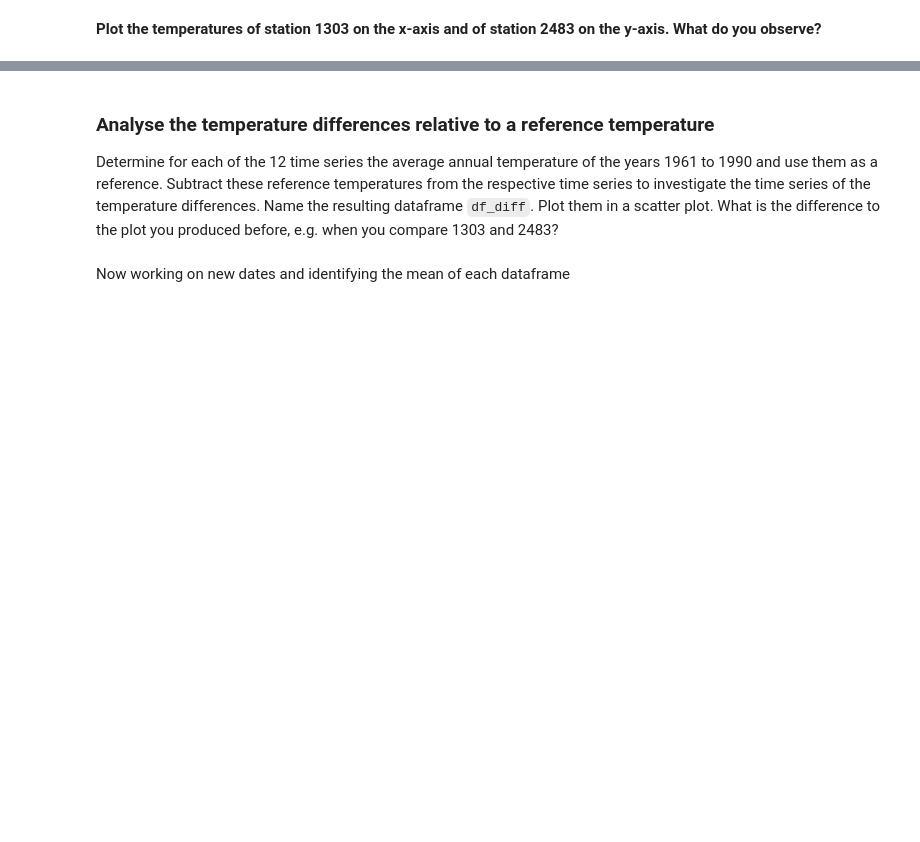
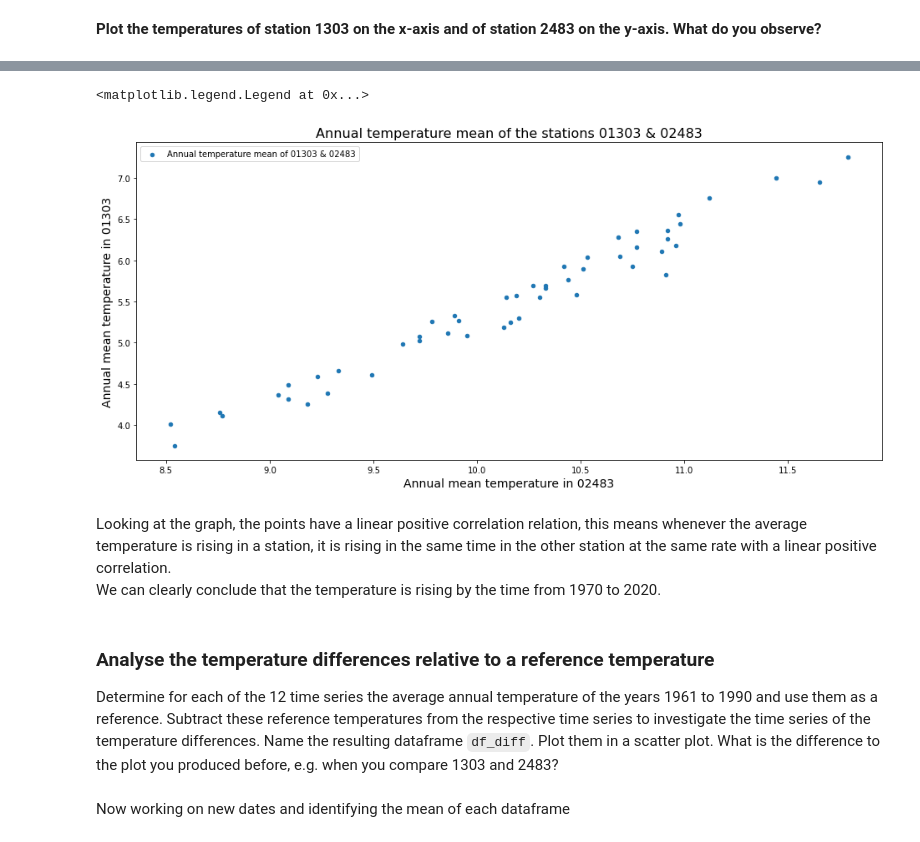
Before and after one commit to ziadhelou1/EE_2.06_SciProg_SS2021_Exam_Group_2H, a Jupyter notebook: Task02/Task02_Temperature.ipynb, the cells around one changed output, grey strips where cells are left out. Cells and saved outputs as stored; diff of their text form; code cells hidden in the pictures; blank space fills up the shorter version.

```diff
--- a/Task02/Task02_Temperature.ipynb
+++ b/Task02/Task02_Temperature.ipynb
@@ -508,0 +485,3 @@ Looking at both graphs, the points are kind off going up when going right. Whene
+# %%
+df_x = pd.merge(df01303,df02483, on = "MESS_DATUM_BEGINN", how = "outer", suffixes=["1303","2483"])
+df_x
@@ -509,3 +503,16 @@ Looking at both graphs, the points are kind off going up when going right. Whene
+# %%
+df_x1 = df_x.loc['1969-01-01 12:00:00' : '2020-01-01 12:00:00']
+ax1 = df_x1.plot.scatter(x='01303', y='02483', figsize = (16,7), label = 'Annual temperature mean of 01303 & 02483', )
+ax1.set_title("Annual temperature mean of the stations 01303 & 02483", fontsize=16)
+ax1.set_ylabel("Annual mean temperature in 01303", fontsize=14)
+ax1.set_xlabel("Annual mean temperature in 02483", fontsize=14)
+ax.legend(["Ahr"])
+# %% [output]
+<matplotlib.legend.Legend at 0x...>
+[figure, added]
+# %% [markdown]
+Looking at the graph, the points have a linear positive correlation relation, this means whenever the average temperature is rising in a station, it is rising in the same time in the other station at the same rate with a linear positive correlation.<br>
+We can clearly conclude that the temperature is rising by the time from 1970 to 2020.
 # %% [markdown]
 ### Analyse the temperature differences relative to a reference temperature
 
```
Also changed, not shown: parts of 4 cells of this notebook.
